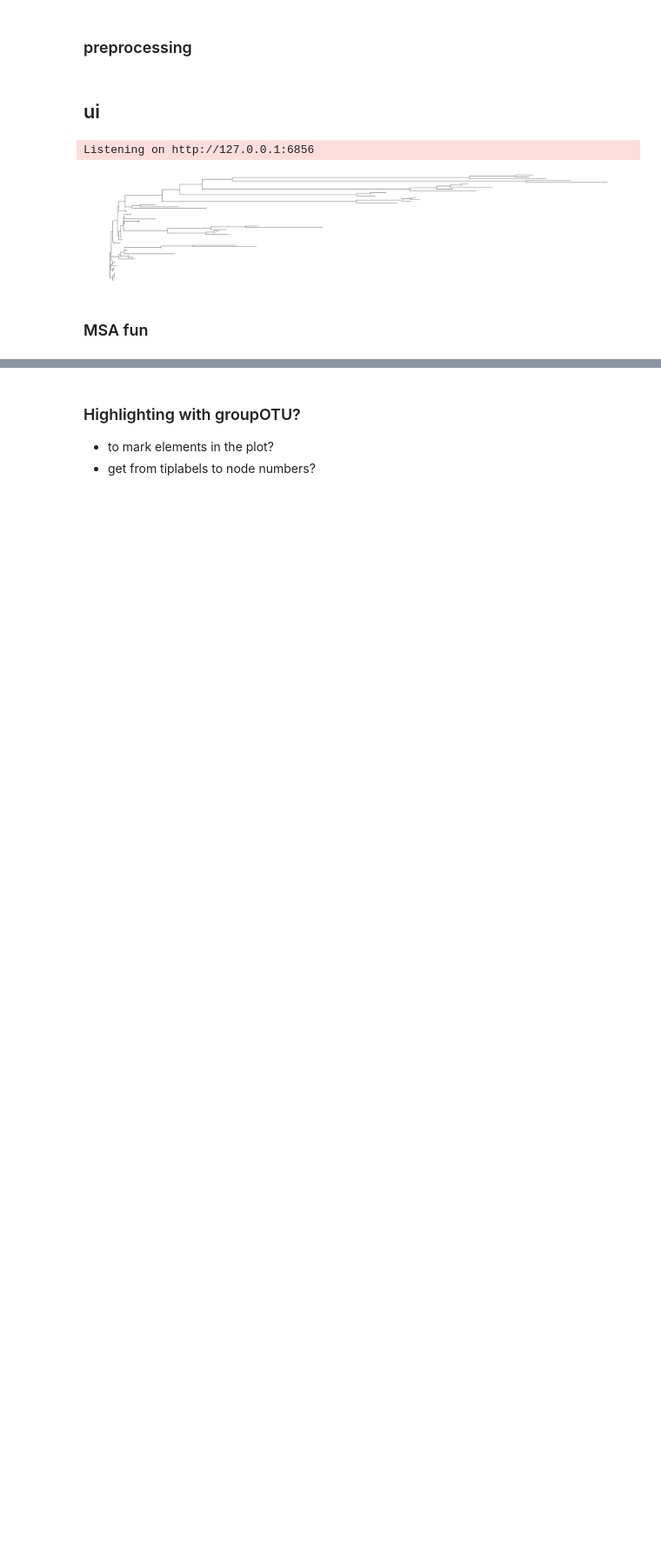
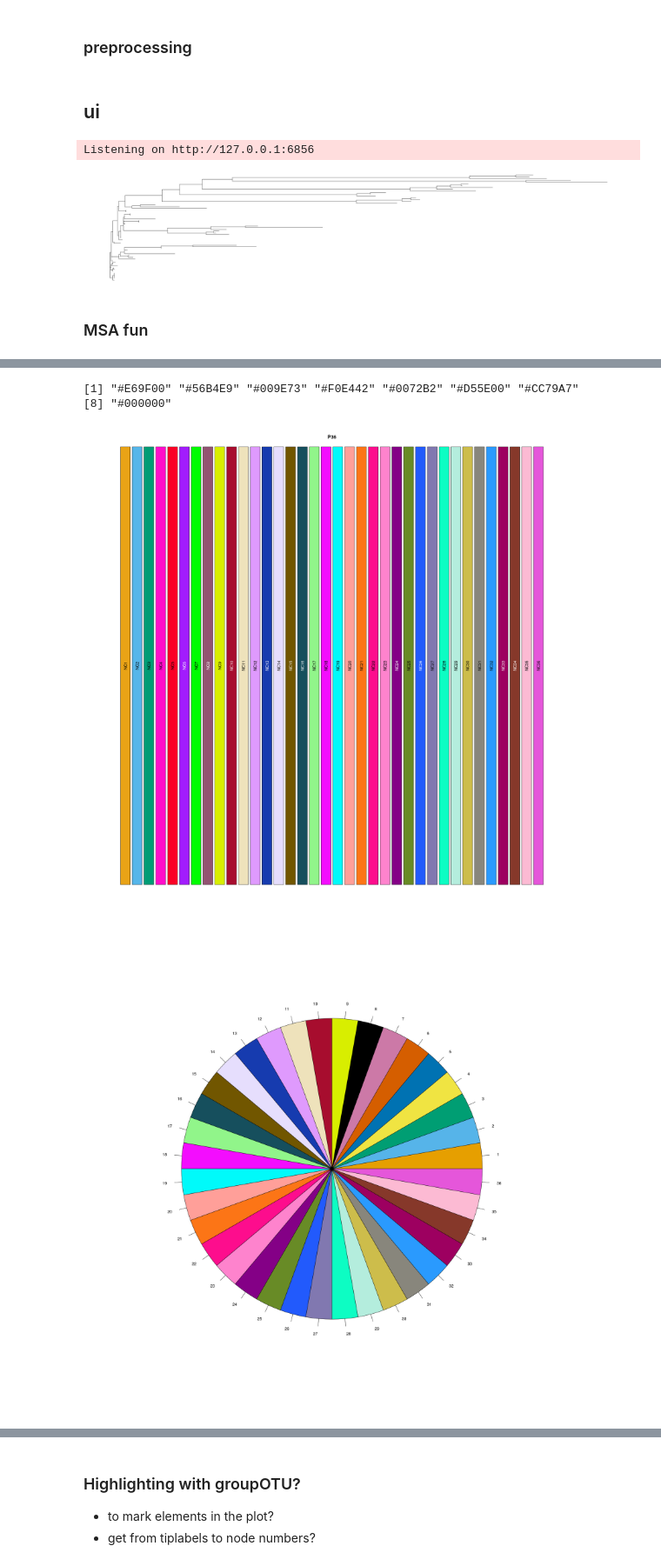
Before and after one commit to tgstoecker/A2TEA.WebApp, a Jupyter notebook: shiny_tests.ipynb, the cells around one changed output, grey strips where cells are left out. Shown at 87% size. Saved outputs shown, nothing was run; the diff lists cells and outputs as text; code cells hidden in the pictures; blank space fills up the shorter version.

```diff
--- a/shiny_tests.ipynb
+++ b/shiny_tests.ipynb
@@ -886,0 +883,30 @@ Coordinate system already present. Adding new coordinate system, which will repl
+# %%
+# create your own color palette based on `seedcolors`
+# nice thing about doing it this way
+#P8 = createPalette(8,  c("#ff0000", "#00ff00", "#0000ff"))
+#P35 = createPalette(35,  c("#ff0000", "#00ff00", "#0000ff"))
+P36 = createPalette(36, c("#E69F00", "#56B4E9", "#009E73"))
+#P36 = createPalette(36, palette_OkabeIto_black)
+#Polychrome::swatch(P8)
+#Polychrome::swatch(P35)
+Polychrome::swatch(P36)
+unname(P36)
+
+#cols <- P36
+
+# 8 or less HOGs then we use the OkabeIto scale with black
+# https://www.chronicle.com/blogs/profhacker/color-blind-accessible-figures
+palette_OkabeIto_black <- c("#E69F00", "#56B4E9", "#009E73", "#F0E442",
+                            "#0072B2", "#D55E00", "#CC79A7", "#000000")
+
+palette_OkabeIto_black
+
+cols <-palette_OkabeIto_black
+
+#pie(rep(1, 8), col = palette_OkabeIto_black)
+
+# more than 8 HOGs and we refer to a pre-generated Polychrome-scale
+
+cols36 <- c(palette_OkabeIto_black, unname(P36)[-c(1:8)])
+pie(rep(1, 36), col = cols36)
+# %% [output]
@@ -886,0 +919,4 @@ Coordinate system already present. Adding new coordinate system, which will repl
+[1] "#E69F00" "#56B4E9" "#009E73" "#F0E442" "#0072B2" "#D55E00" "#CC79A7"
+[8] "#000000"
+[figure, added]
+[figure, added]
```
Also changed, not shown: parts of 10 cells of this notebook.
